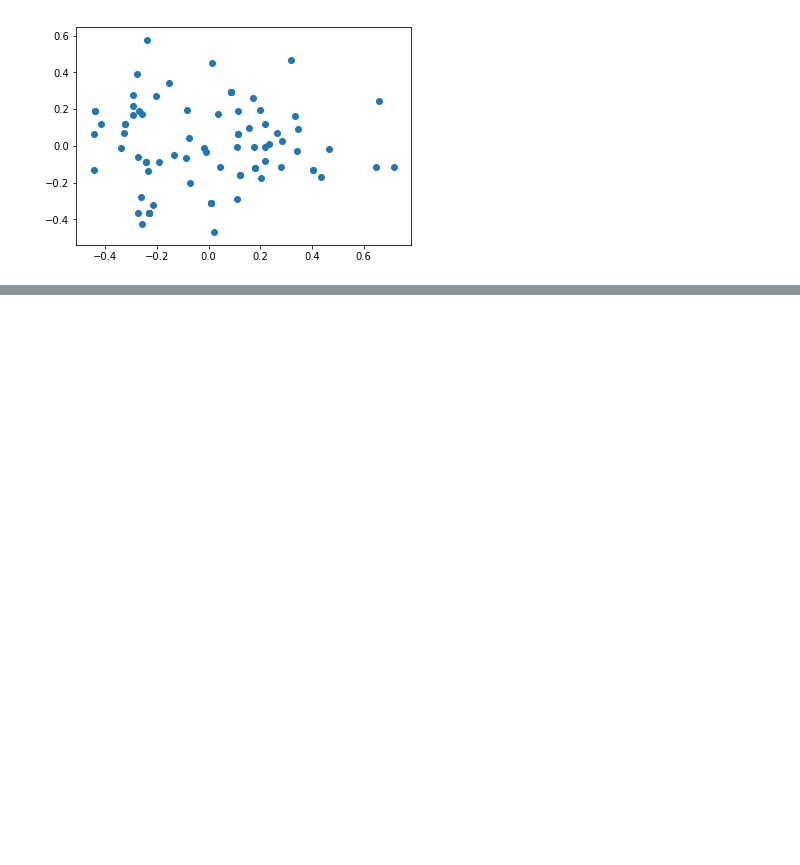
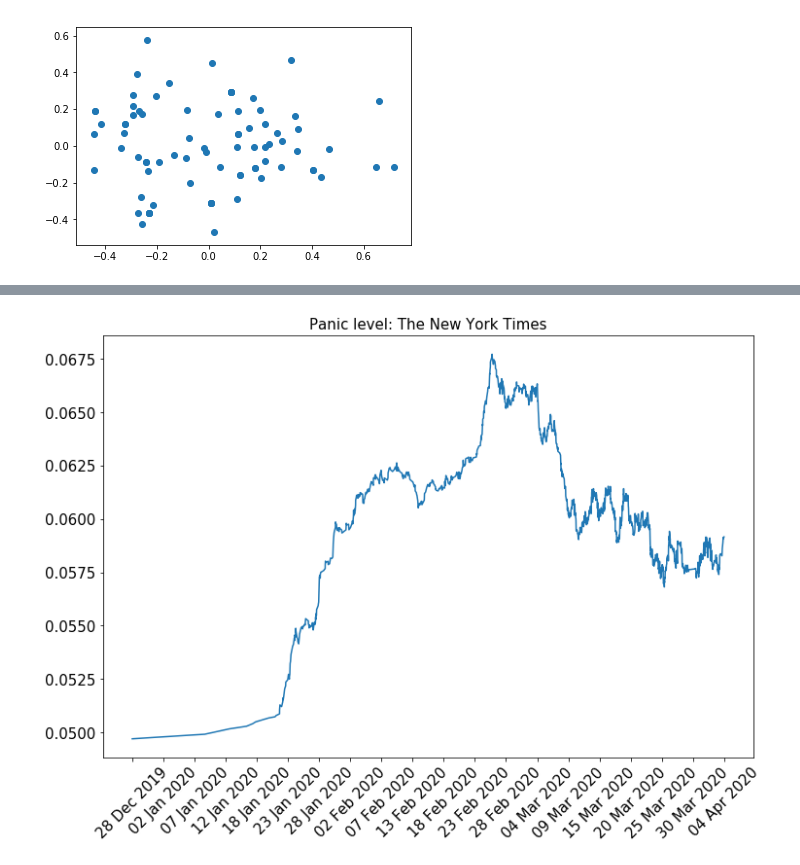
Before and after one commit to daniildmitriev/media-coverage-pandemics, a Jupyter notebook: SentimentAnalysis.ipynb, the cells around one changed output, grey strips where cells are left out. Saved outputs shown, nothing was run; the diff lists cells and outputs as text; code cells hidden in the pictures; blank space fills up the shorter version.

```diff
--- a/SentimentAnalysis.ipynb
+++ b/SentimentAnalysis.ipynb
@@ -167,0 +236,8 @@ BREAKING: British Airways stops flights to and from Gatwick Airport in coronavir
+# %%
+from datetime import datetime
+
+timestamp = 1575158405
+dt_object = datetime.fromtimestamp(timestamp)
+# %%
+covid_start = min(all_times_nyt)
+covid_end = max(all_times_nyt)
@@ -167,0 +248,3 @@ BREAKING: British Airways stops flights to and from Gatwick Airport in coronavir
+# %%
+all_times_nyt_covid_str = [datetime.fromtimestamp(int(timestamp // 1000)).strftime("%d %b %Y")
+                           for timestamp in np.linspace(covid_start, covid_end, 20)]
@@ -167,0 +342,9 @@ BREAKING: British Airways stops flights to and from Gatwick Airport in coronavir
+# %%
+plt.figure(figsize=(12, 8))
+plt.title("Panic level: The New York Times")
+plt.xticks(ticks=np.linspace(covid_start, covid_end, 20), labels=all_times_nyt_covid_str)
+plt.xticks(rotation=45)
+plt.savefig("NYT_covid_panic.pdf")
+plt.show()
+# %% [output]
+[figure, added]
```
Also changed, not shown: parts of 49 cells of this notebook, 3 other files.
